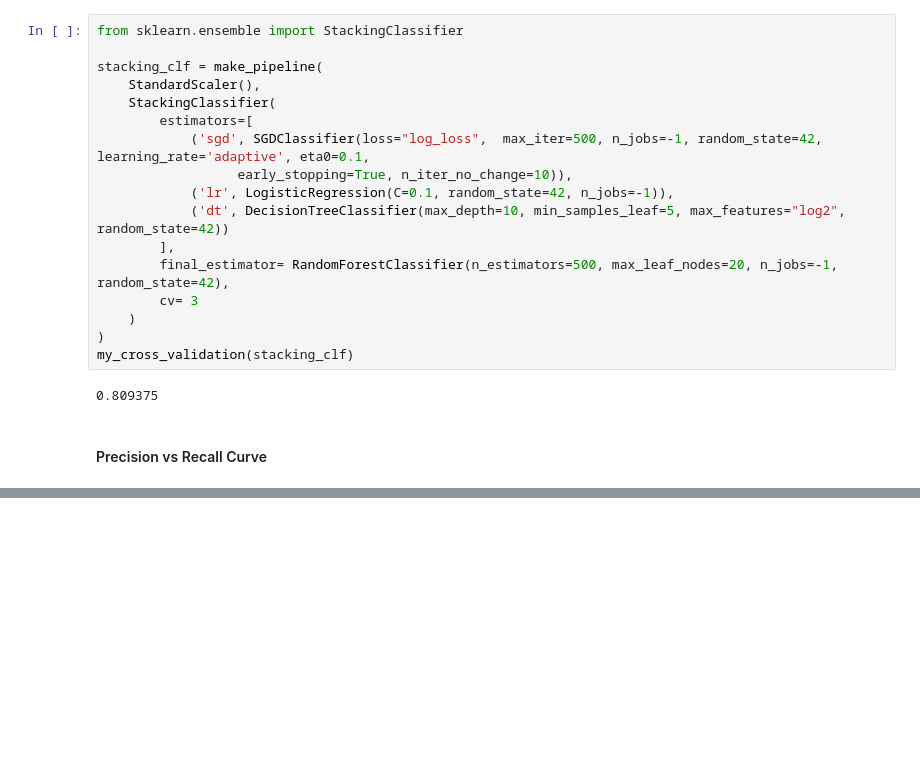
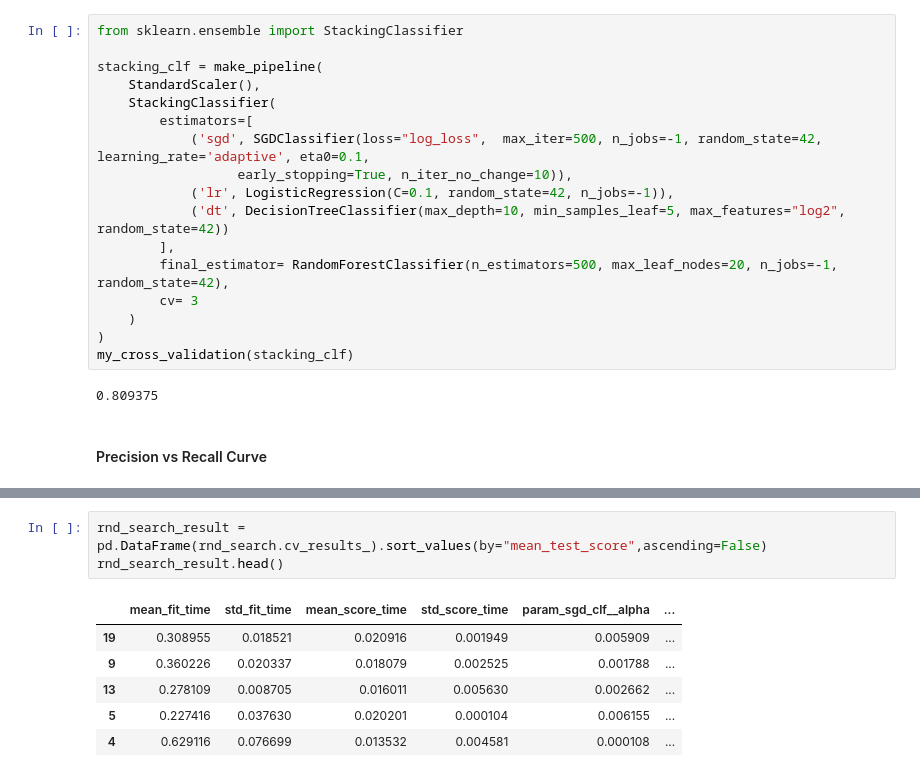
Before and after one commit to mirzaaa101/Apple-Quality-Classifier, a Jupyter notebook: AppleQualityClassifier.ipynb, the cells around one changed output, grey strips where cells are left out. Drawn from its saved outputs; the diff is of its cells as text; blank space fills up the shorter version.

```diff
--- a/AppleQualityClassifier.ipynb
+++ b/AppleQualityClassifier.ipynb
@@ -410,0 +501,10 @@ my_precision_vs_recall_curves(clfs, clf_labels)
+# %%
+rnd_search_result = pd.DataFrame(rnd_search.cv_results_).sort_values(by="mean_test_score",ascending=False)
+rnd_search_result.head()
+# %% [output]
+|  | mean_fit_time | std_fit_time | mean_score_time | std_score_time | param_sgd_clf__alpha | ... |
+| 19 | 0.308955 | 0.018521 | 0.020916 | 0.001949 | 0.005909 | ... |
+| 9 | 0.360226 | 0.020337 | 0.018079 | 0.002525 | 0.001788 | ... |
+| 13 | 0.278109 | 0.008705 | 0.016011 | 0.005630 | 0.002662 | ... |
+| 5 | 0.227416 | 0.037630 | 0.020201 | 0.000104 | 0.006155 | ... |
+| 4 | 0.629116 | 0.076699 | 0.013532 | 0.004581 | 0.000108 | ... |
```
Also changed, not shown: parts of 19 cells of this notebook, 1 other file.
